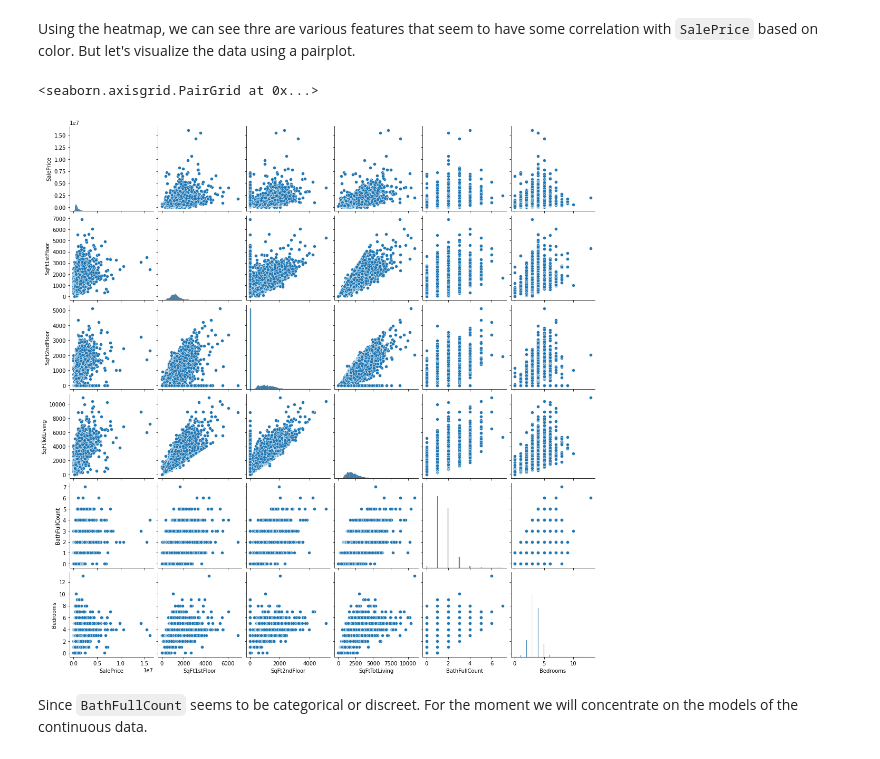
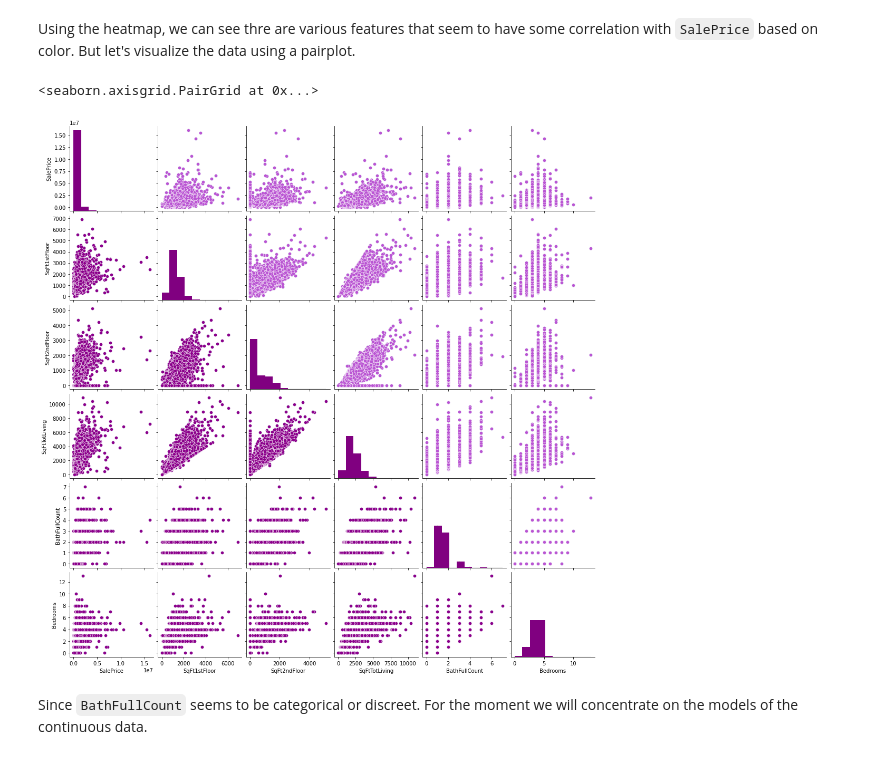
Before and after one commit to edgarbarr1/king-county-housing, a Jupyter notebook: notebooks/report/stats.ipynb, the cells around one changed output. Drawn from its saved outputs; the diff is of its cells as text; code cells hidden in the pictures.

Commit message:
colors

```diff
--- a/notebooks/report/stats.ipynb
+++ b/notebooks/report/stats.ipynb
@@ -12,7 +19,7 @@ from functions_1 import *
 # %% [markdown]
 Import data from the csv file created in the `eda_notebook`.
 # %%
-residential_df = pd.read_csv('../data/processed/clean_merged_data.csv', dtype=str)
+residential_df = pd.read_csv('../../data/processed/clean_merged_data.csv', dtype=str)
 residential_df.head()
 # %% [output]
 |  | DocumentDate | ExciseTaxNbr | Major | Minor | SalePrice | RecordingNbr | PropertyType | PrincipalUse | ... |
@@ -82,10 +89,13 @@ Using the heatmap, we can see thre are various features that seem to have some c
 # %%
 corr_columns = ['SalePrice','SqFt1stFloor','SqFt2ndFloor','SqFtTotLiving','BathFullCount','Bedrooms']
 corr_df = residential_df[corr_columns]
-sns.pairplot(corr_df)
+g = sns.pairplot(corr_df)
+g.map_upper(sns.scatterplot, color='mediumorchid')
+g.map_lower(sns.scatterplot, color='darkmagenta')
+g.map_diag(plt.hist, color= 'purple')
 # %% [output]
 <seaborn.axisgrid.PairGrid at 0x...>
-[figure, old version]
+[figure, new version]
 # %% [markdown]
 Since `BathFullCount` seems to be categorical or discreet. For the moment we will concentrate on the models of the continuous data.
 # %% [markdown]
```
Also changed, not shown: parts of 11 cells of this notebook, 3 other files.
